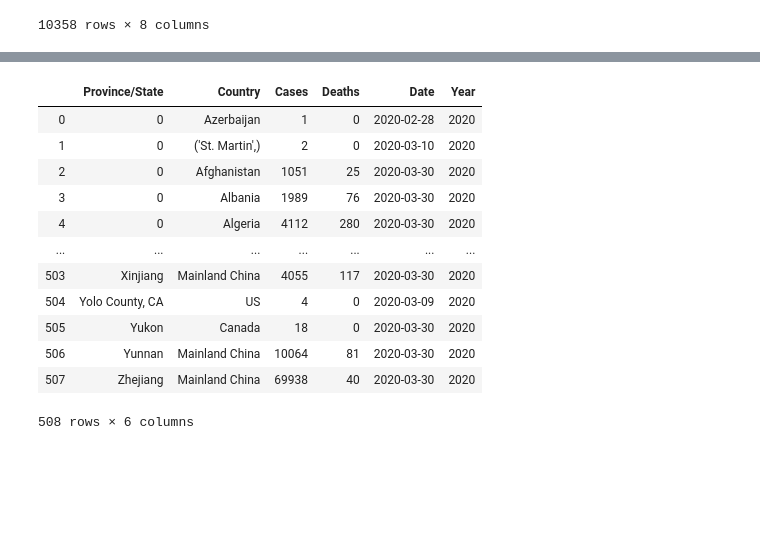
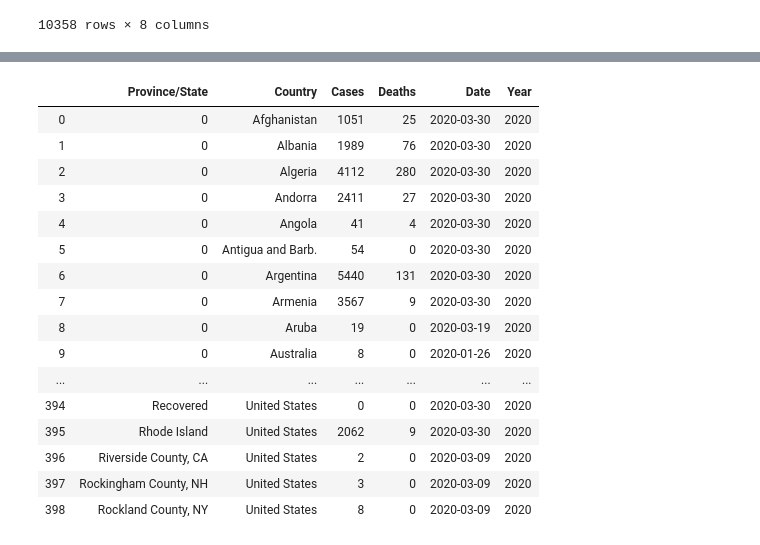
Before and after one commit to magcox5/Project2-Pandemic, a Jupyter notebook: lastdate_covid_19_scrubbing.ipynb, the cells around one changed output, grey strips where cells are left out. Drawn from its saved outputs; the diff is of its cells as text; code cells hidden in the pictures; blank space fills up the shorter version.

```diff
--- a/lastdate_covid_19_scrubbing.ipynb
+++ b/lastdate_covid_19_scrubbing.ipynb
@@ -146,4 +288,4 @@ Santa Cruz County, CA                           1
 Name: Province/State, dtype: int64
 # %%
-covid19_data['Province/State'] = covid19_data['Province/State'].fillna(0)
+covid19_data_2['Province/State'] = covid19_data_2['Province/State'].fillna(0)
 # %%
@@ -165,11 +307,11 @@ covid19_data.sort_values(by=['Date'])
 # %%
-covid19_data_1= covid19_data.groupby(['Province/State', 'Country'], as_index = False).agg(
+covid19_data_3 = covid19_data_2.groupby(['Province/State', 'Country'], as_index = False).agg(
     {
          'Cases':"sum",    # Sum duration per group
          'Deaths': "sum",  # get the count of networks
          'Date': 'last'  # get the first date per group
     }
 )
-covid19_data_1
+covid19_data_3
 # %% [output]
 |  | Province/State | Country | Cases | Deaths | Date |
@@ -204,18 +334,22 @@ covid19_data_1
 # %%
 # Add year column to dataframe
-covid19_data_1['Year'] = pd.DatetimeIndex(covid19_data_1['Date']).year
-covid19_data_1
+covid19_data_3['Year'] = pd.DatetimeIndex(covid19_data_3['Date']).year
+covid19_data_3
 # %% [output]
 |  | Province/State | Country | Cases | Deaths | Date | Year |
-| 0 | 0 | Azerbaijan | 1 | 0 | 2020-02-28 | 2020 |
-| 1 | 0 | ('St. Martin',) | 2 | 0 | 2020-03-10 | 2020 |
-| 2 | 0 | Afghanistan | 1051 | 25 | 2020-03-30 | 2020 |
-| 3 | 0 | Albania | 1989 | 76 | 2020-03-30 | 2020 |
-| 4 | 0 | Algeria | 4112 | 280 | 2020-03-30 | 2020 |
+| 0 | 0 | Afghanistan | 1051 | 25 | 2020-03-30 | 2020 |
+| 1 | 0 | Albania | 1989 | 76 | 2020-03-30 | 2020 |
+| 2 | 0 | Algeria | 4112 | 280 | 2020-03-30 | 2020 |
+| 3 | 0 | Andorra | 2411 | 27 | 2020-03-30 | 2020 |
+| 4 | 0 | Angola | 41 | 4 | 2020-03-30 | 2020 |
+| 5 | 0 | Antigua and Barb. | 54 | 0 | 2020-03-30 | 2020 |
+| 6 | 0 | Argentina | 5440 | 131 | 2020-03-30 | 2020 |
+| 7 | 0 | Armenia | 3567 | 9 | 2020-03-30 | 2020 |
+| 8 | 0 | Aruba | 19 | 0 | 2020-03-19 | 2020 |
+| 9 | 0 | Australia | 8 | 0 | 2020-01-26 | 2020 |
 | ... | ... | ... | ... | ... | ... | ... |
-| 503 | Xinjiang | Mainland China | 4055 | 117 | 2020-03-30 | 2020 |
-| 504 | Yolo County, CA | US | 4 | 0 | 2020-03-09 | 2020 |
-| 505 | Yukon | Canada | 18 | 0 | 2020-03-30 | 2020 |
-| 506 | Yunnan | Mainland China | 10064 | 81 | 2020-03-30 | 2020 |
-| 507 | Zhejiang | Mainland China | 69938 | 40 | 2020-03-30 | 2020 |
+| 394 | Recovered | United States | 0 | 0 | 2020-03-30 | 2020 |
+| 395 | Rhode Island | United States | 2062 | 9 | 2020-03-30 | 2020 |
+| 396 | Riverside County, CA | United States | 2 | 0 | 2020-03-09 | 2020 |
+| 397 | Rockingham County, NH | United States | 3 | 0 | 2020-03-09 | 2020 |
+| 398 | Rockland County, NY | United States | 8 | 0 | 2020-03-09 | 2020 |
-508 rows × 6 columns
```
Also changed, not shown: parts of 27 cells of this notebook, 3 other files.
